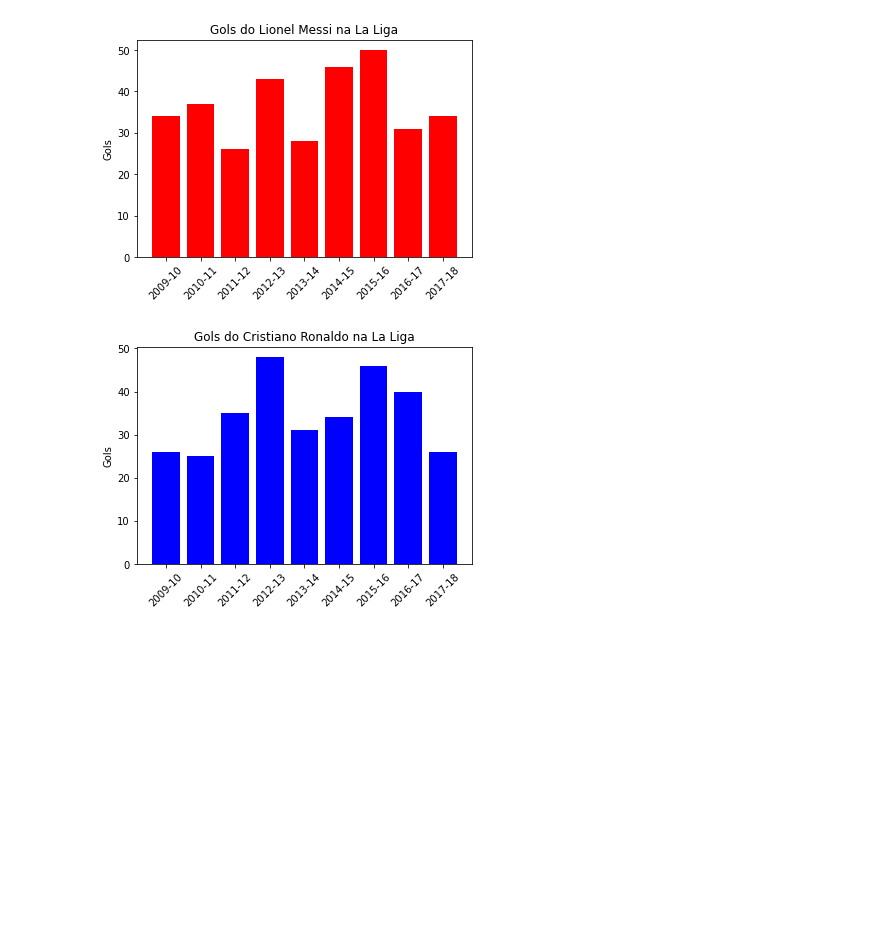
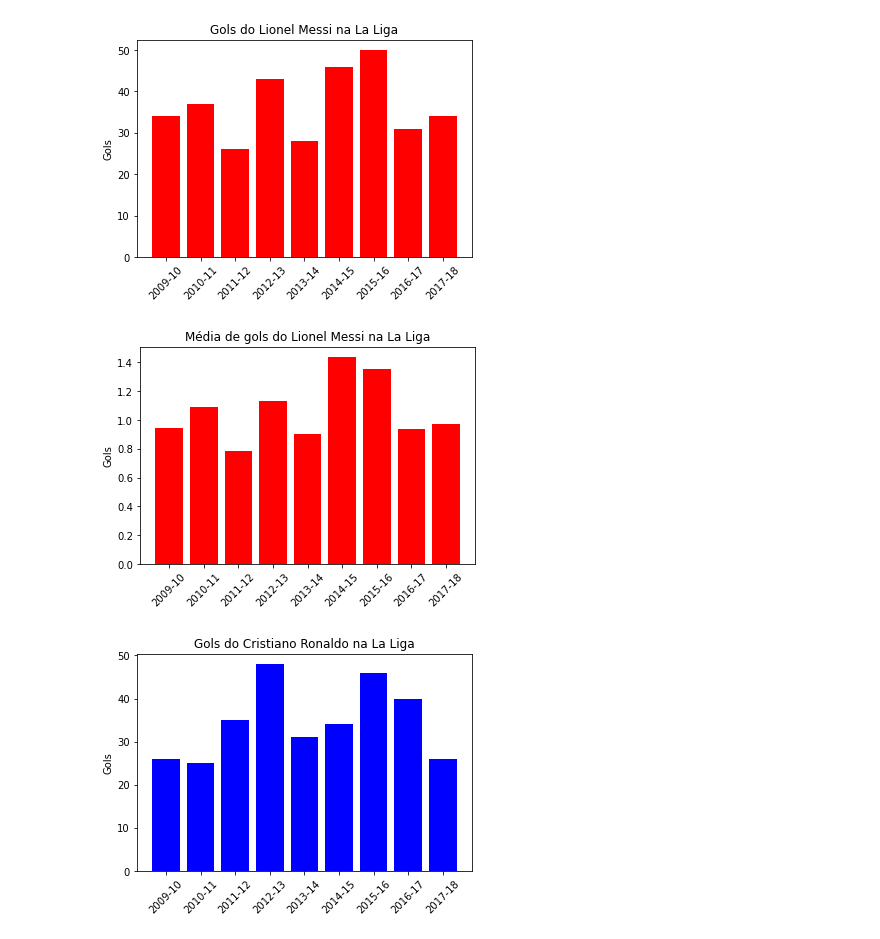
Before and after one commit to Marco87/Projects, a Jupyter notebook: Python/Projetos/MessiRonaldo/messironaldo_liga.ipynb, the cells around one changed output. Cells and saved outputs as stored; diff of their text form; code cells hidden in the pictures; blank space fills up the shorter version.

```diff
--- a/Python/Projetos/MessiRonaldo/messironaldo_liga.ipynb
+++ b/Python/Projetos/MessiRonaldo/messironaldo_liga.ipynb
@@ -123,6 +123,23 @@ plt.xticks(rotation=45)
 plt.show()
 # %% [output]
 [figure]
+# %%
+#Média de gols do Lionel Messi em La Liga
+
+plt.bar(df_messi_liga['Season'].sort_values(ascending=True), df_messi_liga['Liga_Goals']/df_messi_liga['Liga_Aps'], color='red')
+
+#Título do gráfico
+plt.title("Média de gols do Lionel Messi na La Liga")
+
+#Título do eixo Y
+plt.ylabel('Gols')
+
+#Rotação dos elementos do eixo X
+plt.xticks(rotation=45)
+
+plt.show()
+# %% [output]
+[figure, added]
 # %%
 #Gols do Cristiano Ronaldo em La Liga
 
```
